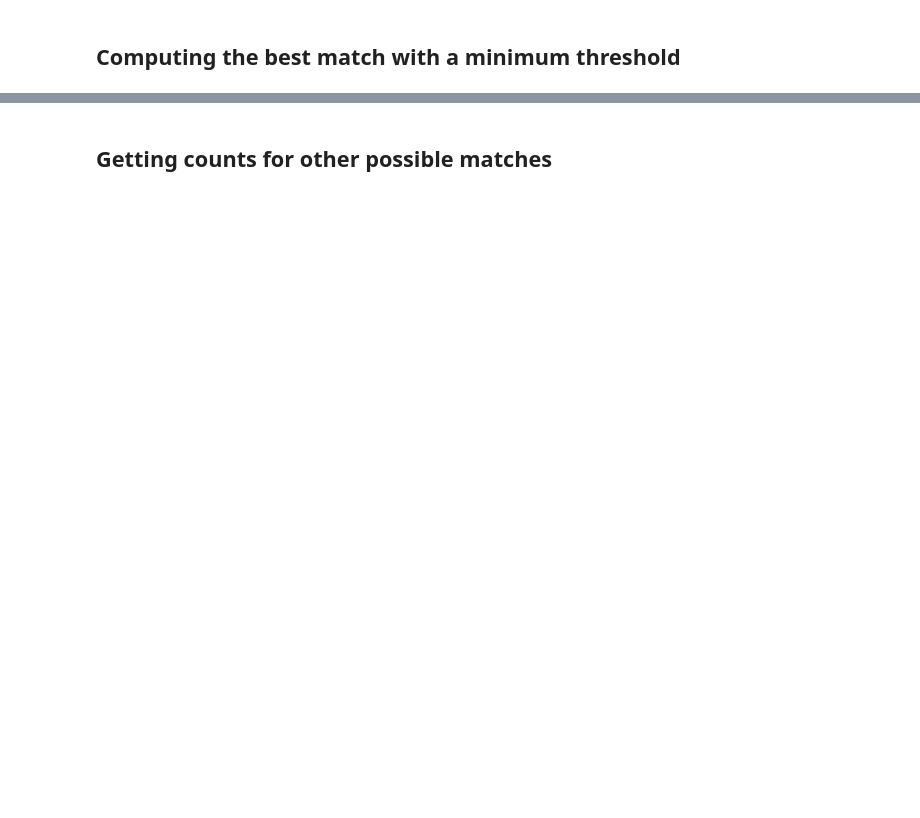
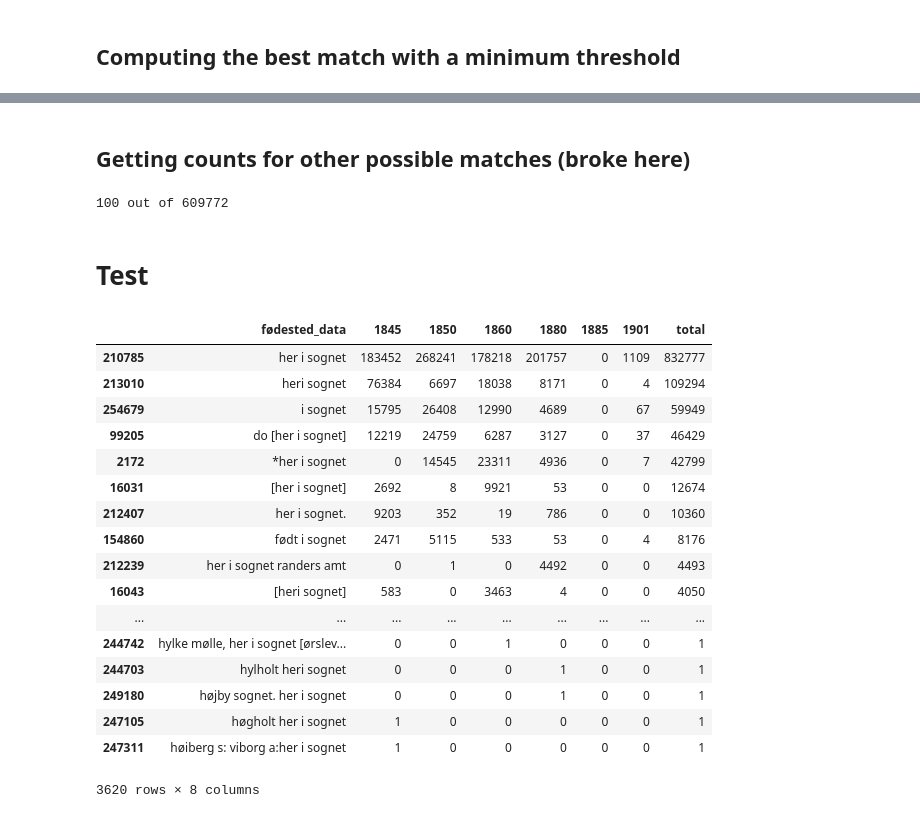
Before and after one commit to link-lives/city-standardization, a Jupyter notebook: birthplace_cleaning.ipynb, the cells around one changed output, grey strips where cells are left out. Drawn from its saved outputs; the diff is of its cells as text; code cells hidden in the pictures; blank space fills up the shorter version.

Commit message:
half way, checking her i sognet

```diff
--- a/birthplace_cleaning.ipynb
+++ b/birthplace_cleaning.ipynb
@@ -277,29 +277,25 @@ s.head()
 #Getting the potential first matches
 
 mm = miss[focus_column+'_data'].unique()
-sn = dd.simplename.unique() # this uses my extended version of digdag
+sn = dd_org.simplename.unique() # Using the short version of dig dag to make it much faster (>x10)
 
 distance_jaro = np.zeros((len(sn),len(mm)))
-distance_leven = np.zeros((len(sn),len(mm)))
+
+def compute_jaro(a,b):
+    try:
+        return distance.get_jaro_distance(a, b)
+    except:
+        return 0
 
 for i in range(len(sn)):
     if i%100 == 0: print(i, 'out of' , len(sn))
 
-    for j in range(len(mm)): #The internal loop could be done using apply (it should be the longer one)
-        #If variable is none skip
-        if not mm[j]: continue
+    #Computing jaro only
+    distance_jaro[i] = miss[focus_column+'_data'].apply(lambda x: compute_jaro(sn[i], x)).values
 
-        #This matrix is not simetric because x and y axis are not the same!
-        try:
-            distance_jaro[i][j] = distance.get_jaro_distance(sn[i],mm[j])
-            distance_leven[i][j] = Levenshtein.distance(sn[i],mm[j])/(len(sn[i])+len(mm[j]))
-        except:
-            print('Could not make it',i,j)
-            print(sn[i],mm[j])
 
 #Index is the reference names found in digdag the columns the original data
 distance_jaro = pd.DataFrame(data = distance_jaro, columns = mm, index = sn)
-distance_leven = pd.DataFrame(data = distance_leven, columns = mm, index = sn)
 print(distance_jaro.shape, 'len mm,sn:', len(mm), len(sn)) #(26428, 1237)
 distance_jaro.head()
 # %% [output]
@@ -349,5 +385,5 @@ s.head()
 # %% [markdown]
-## Getting counts for other possible matches
+## Getting counts for other possible matches (broke here)
 # %%
 # Get the best possible matches
 
@@ -368,6 +404,8 @@ concatenate[['original','potential_match','score']][~concatenate.original.isin(c
 
 concatenate = pd.read_csv(_path+'../out/birthplaces_possible_matches_jaro_01.tsv',  sep='\t')
 concatenate.head(15)
+# %% [output]
+100 out of 609772
 # %%
 # Getting the digDag info for the matches but also for the non matches
 
@@ -395,3 +433,32 @@ for y in ['1845', '1850', '1860', '1880', '1885', '1901']:
     out[y] = out[y+'_x'] + out[y+'_y']
 out = out[['original', 'potential_match', 'score', 'navn', 'art', 'enhedid', '1845', '1850', '1860', '1880', '1885', '1901']].sort_values('original')
 out.to_csv(_path+'../out/birthplaces_possible_matches_jaro_01.tsv', sep='\t', index=False)
+# %% [markdown]
+# Test
+# %%
+def here_i_sogn(x): #returns true if it has some combination of "her i sogn"
+    b = 'i sognet' in x# or (x in 'her i sognet') or (x in 'heri sognet') or (x in 'her i sognet') or (x in 'her i sognet') or (x in 'her i sognet') or (x in 'her i sognet') or
+    return b
+
+
+#out_list[out_list[focus_column+'_data'].apply(lambda x: 'sogn' in x)]
+out_list[out_list[focus_column+'_data'].apply(here_i_sogn)]
+# %% [output]
+|  | fødested_data | 1845 | 1850 | 1860 | 1880 | 1885 | 1901 | total |
+| 210785 | her i sognet | 183452 | 268241 | 178218 | 201757 | 0 | 1109 | 832777 |
+| 213010 | heri sognet | 76384 | 6697 | 18038 | 8171 | 0 | 4 | 109294 |
+| 254679 | i sognet | 15795 | 26408 | 12990 | 4689 | 0 | 67 | 59949 |
+| 99205 | do [her i sognet] | 12219 | 24759 | 6287 | 3127 | 0 | 37 | 46429 |
+| 2172 | *her i sognet | 0 | 14545 | 23311 | 4936 | 0 | 7 | 42799 |
+| 16031 | [her i sognet] | 2692 | 8 | 9921 | 53 | 0 | 0 | 12674 |
+| 212407 | her i sognet. | 9203 | 352 | 19 | 786 | 0 | 0 | 10360 |
+| 154860 | født i sognet | 2471 | 5115 | 533 | 53 | 0 | 4 | 8176 |
+| 212239 | her i sognet randers amt | 0 | 1 | 0 | 4492 | 0 | 0 | 4493 |
+| 16043 | [heri sognet] | 583 | 0 | 3463 | 4 | 0 | 0 | 4050 |
+| ... | ... | ... | ... | ... | ... | ... | ... | ... |
+| 244742 | hylke mølle, her i sognet [ørslev... | 0 | 0 | 1 | 0 | 0 | 0 | 1 |
+| 244703 | hylholt heri sognet | 0 | 0 | 0 | 1 | 0 | 0 | 1 |
+| 249180 | højby sognet. her i sognet | 0 | 0 | 0 | 1 | 0 | 0 | 1 |
+| 247105 | høgholt her i sognet | 1 | 0 | 0 | 0 | 0 | 0 | 1 |
+| 247311 | høiberg s: viborg a:her i sognet | 1 | 0 | 0 | 0 | 0 | 0 | 1 |
+3620 rows × 8 columns
```
Also changed, not shown: parts of 5 cells of this notebook.
